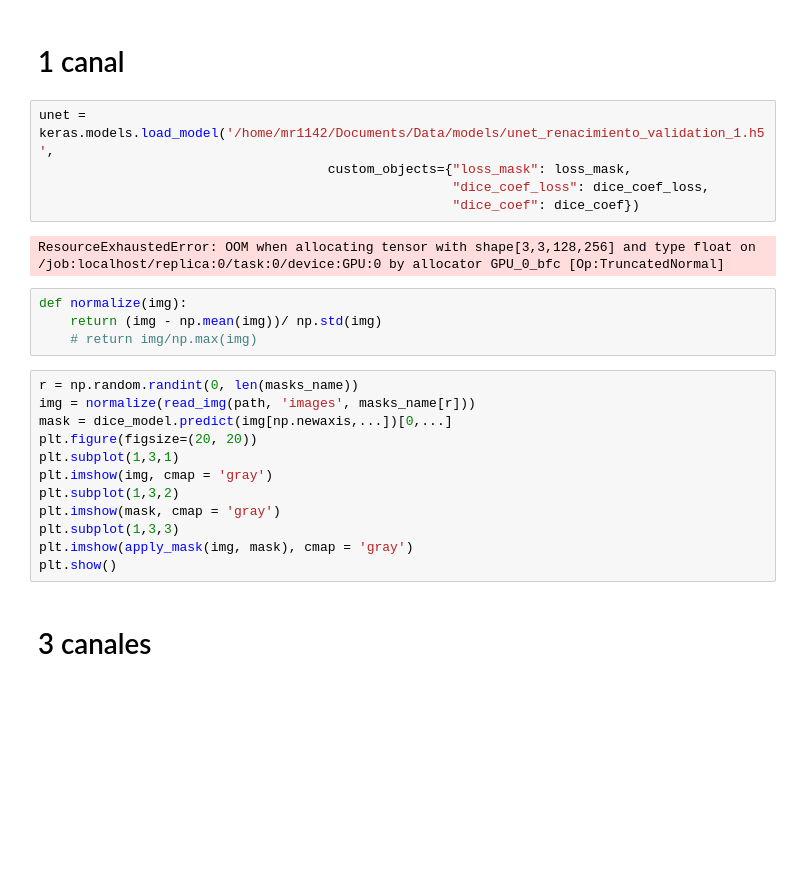
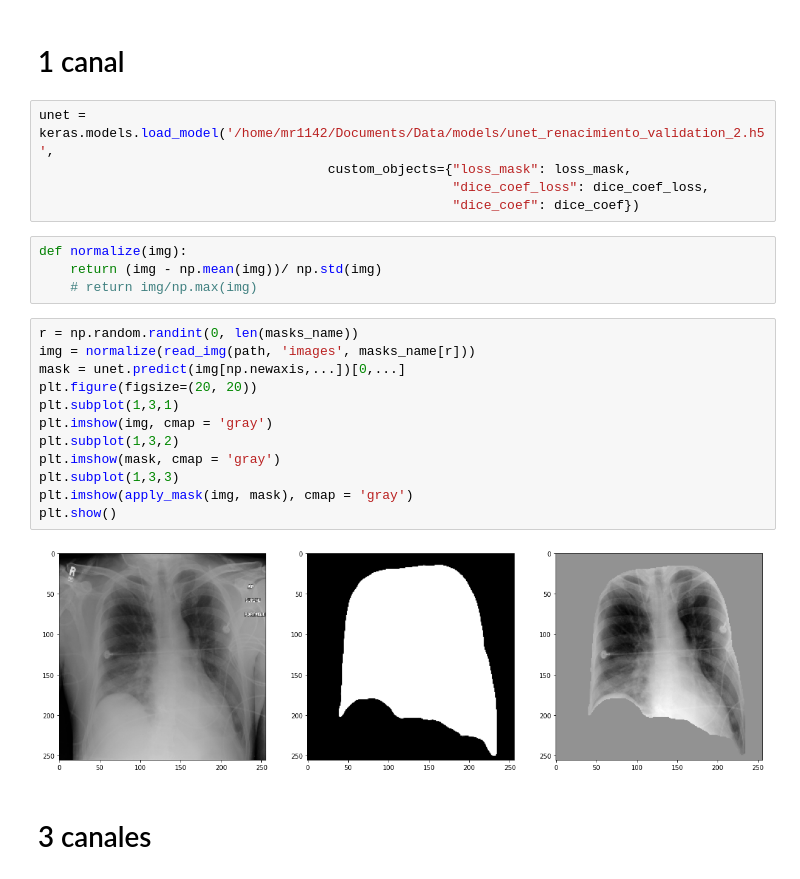
Before and after one commit to maryskal/SITK, a Jupyter notebook: neural_networks/probar_modelos.ipynb, the cells around one changed output. Drawn from its saved outputs; the diff is of its cells as text; blank space fills up the shorter version.

```diff
--- a/neural_networks/probar_modelos.ipynb
+++ b/neural_networks/probar_modelos.ipynb
@@ -106,12 +106,10 @@ def apply_mask(img, mask):
 # %% [markdown]
 # 1 canal
 # %%
-unet = keras.models.load_model('/home/mr1142/Documents/Data/models/unet_renacimiento_validation_1.h5',
+unet = keras.models.load_model('/home/mr1142/Documents/Data/models/unet_renacimiento_validation_2.h5',
                                      custom_objects={"loss_mask": loss_mask,
                                                      "dice_coef_loss": dice_coef_loss,
                                                      "dice_coef": dice_coef})
-# %% [output]
-ResourceExhaustedError: OOM when allocating tensor with shape[3,3,128,256] and type float on /job:localhost/replica:0/task:0/device:GPU:0 by allocator GPU_0_bfc [Op:TruncatedNormal]
 # %%
 def normalize(img):
     return (img - np.mean(img))/ np.std(img)
@@ -119,15 +117,17 @@ def normalize(img):
 # %%
 r = np.random.randint(0, len(masks_name))
 img = normalize(read_img(path, 'images', masks_name[r]))
-mask = dice_model.predict(img[np.newaxis,...])[0,...]
+mask = unet.predict(img[np.newaxis,...])[0,...]
 plt.figure(figsize=(20, 20))
 plt.subplot(1,3,1)
 plt.imshow(img, cmap = 'gray')
 plt.subplot(1,3,2)
 plt.imshow(mask, cmap = 'gray')
 plt.subplot(1,3,3)
 plt.imshow(apply_mask(img, mask), cmap = 'gray')
 plt.show()
+# %% [output]
+[figure, added]
 # %% [markdown]
 # 3 canales
 # %%
```
Also changed, not shown: parts of 15 cells of this notebook, 3 other files.
